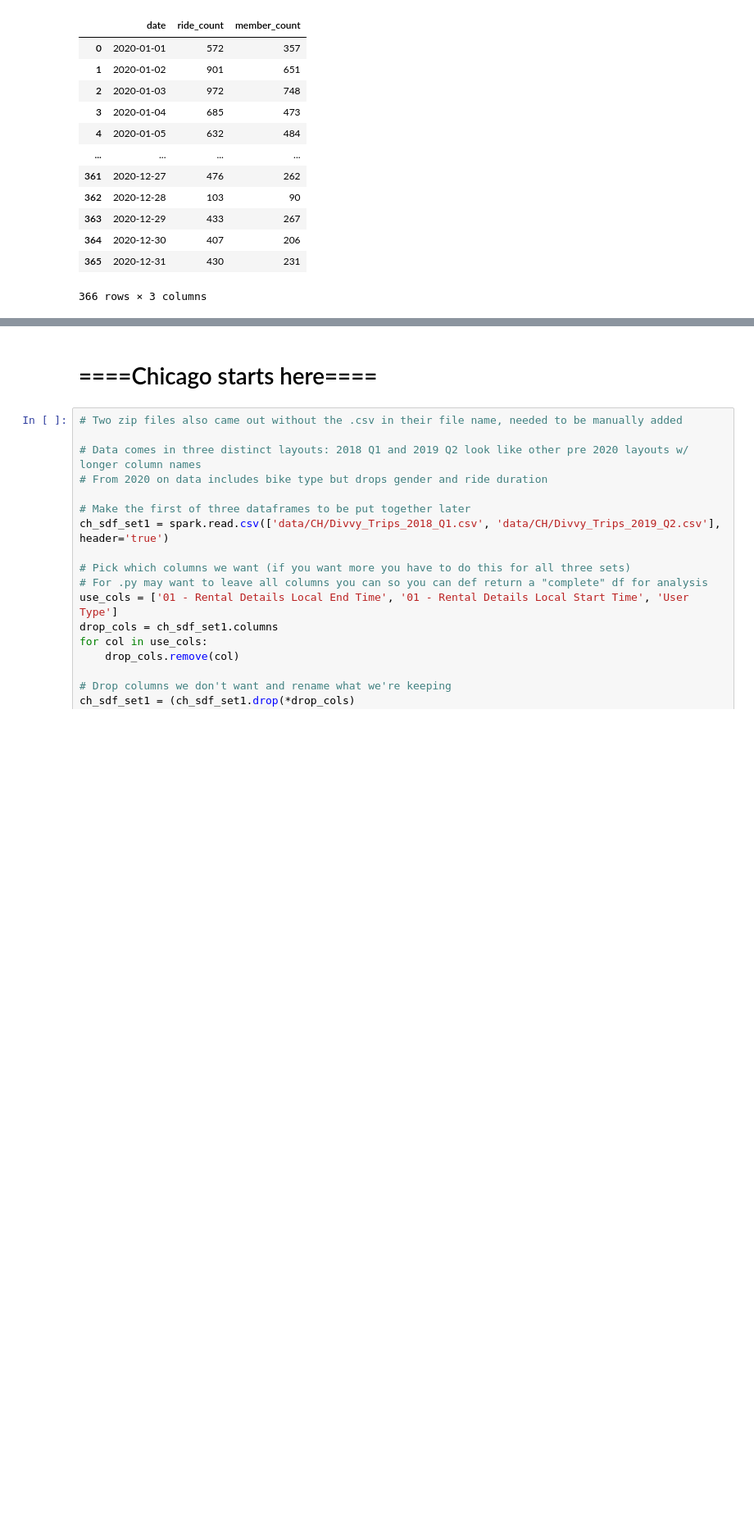
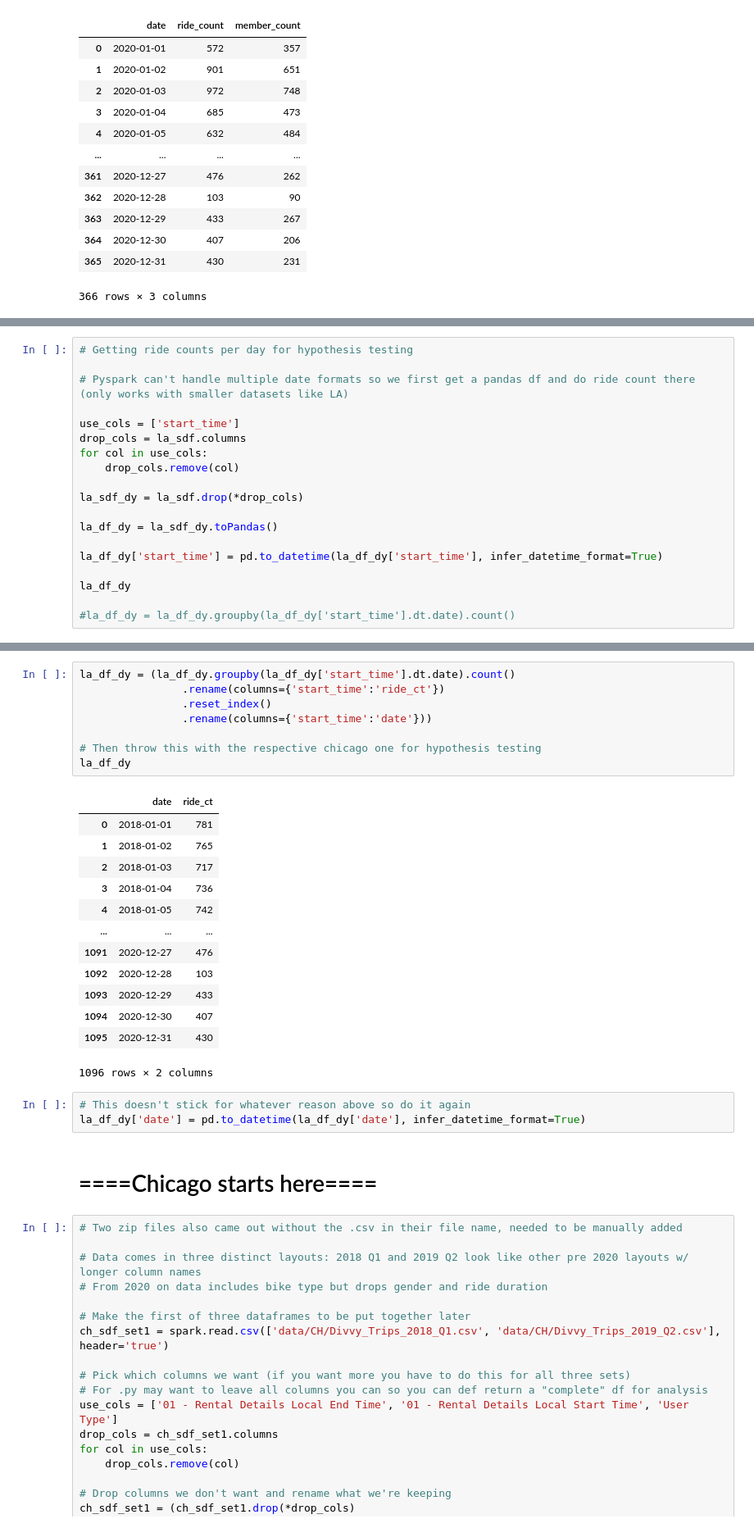
Before and after one commit to nick-kopy/Exploration-of-bike-share-programs-post-pandemic, a Jupyter notebook: data_clean.ipynb, the cells around one changed output, grey strips where cells are left out. Shown at 82% size. Drawn from its saved outputs; the diff is of its cells as text; blank space fills up the shorter version.

Commit message:
first draft H testing

```diff
--- a/data_clean.ipynb
+++ b/data_clean.ipynb
@@ -429,0 +429,19 @@ You now have a ride count per day for each year. Get the same for Chicago. Do yo
+# %%
+# Getting ride counts per day for hypothesis testing
+
+# Pyspark can't handle multiple date formats so we first get a pandas df and do ride count there (only works with smaller datasets like LA)
+
+use_cols = ['start_time']
+drop_cols = la_sdf.columns
+for col in use_cols:
+    drop_cols.remove(col)
+
+la_sdf_dy = la_sdf.drop(*drop_cols)
+
+la_df_dy = la_sdf_dy.toPandas()
+
+la_df_dy['start_time'] = pd.to_datetime(la_df_dy['start_time'], infer_datetime_format=True)
+
+la_df_dy
+
+#la_df_dy = la_df_dy.groupby(la_df_dy['start_time'].dt.date).count()
@@ -430,3 +462,28 @@ You now have a ride count per day for each year. Get the same for Chicago. Do yo
+# %%
+la_df_dy = (la_df_dy.groupby(la_df_dy['start_time'].dt.date).count()
+                .rename(columns={'start_time':'ride_ct'})
+                .reset_index()
+                .rename(columns={'start_time':'date'}))
+
+# Then throw this with the respective chicago one for hypothesis testing
+la_df_dy
+# %% [output]
+|  | date | ride_ct |
+| 0 | 2018-01-01 | 781 |
+| 1 | 2018-01-02 | 765 |
+| 2 | 2018-01-03 | 717 |
+| 3 | 2018-01-04 | 736 |
+| 4 | 2018-01-05 | 742 |
+| ... | ... | ... |
+| 1091 | 2020-12-27 | 476 |
+| 1092 | 2020-12-28 | 103 |
+| 1093 | 2020-12-29 | 433 |
+| 1094 | 2020-12-30 | 407 |
+| 1095 | 2020-12-31 | 430 |
+1096 rows × 2 columns
+# %%
+# This doesn't stick for whatever reason above so do it again
+la_df_dy['date'] = pd.to_datetime(la_df_dy['date'], infer_datetime_format=True)
 # %% [markdown]
 # ====Chicago starts here====
 # %%
```
Also changed, not shown: parts of 31 cells of this notebook.
